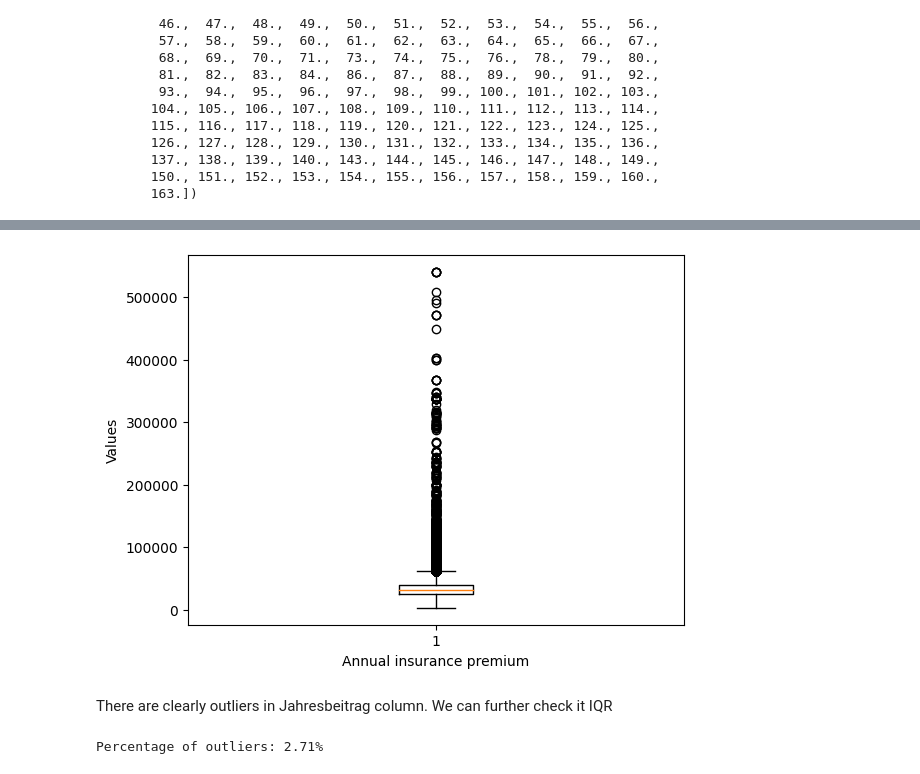
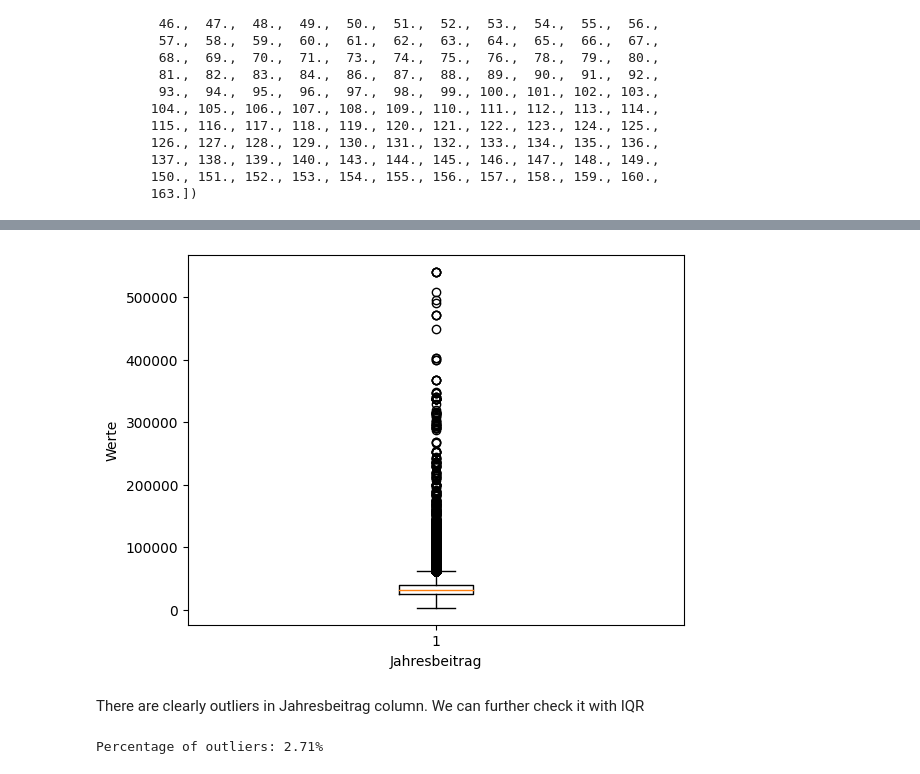
Before and after one commit to mariamorskovatykh/coding_challenge, a Jupyter notebook: affinity_modelling.ipynb, the cells around one changed output, grey strips where cells are left out. Saved outputs shown, nothing was run; the diff lists cells and outputs as text; code cells hidden in the pictures.

```diff
--- a/affinity_modelling.ipynb
+++ b/affinity_modelling.ipynb
@@ -242,13 +245,13 @@ plt.show()
 # %%
 # Plot boxplot of Jahresbeitrag column
 plt.boxplot(data['Jahresbeitrag'])
-plt.xlabel('Annual insurance premium')
-plt.ylabel('Values')
+plt.xlabel('Jahresbeitrag')
+plt.ylabel('Werte')
 plt.show()
 # %% [output]
-[figure, old version]
+[figure, new version]
 # %% [markdown]
-There are clearly outliers in Jahresbeitrag column. We can further check it IQR
+There are clearly outliers in Jahresbeitrag column. We can further check it with IQR
 # %%
 # Calculate the quartiles
 Q1 = data['Jahresbeitrag'].quantile(0.25)
```
Also changed, not shown: parts of 89 cells of this notebook.
